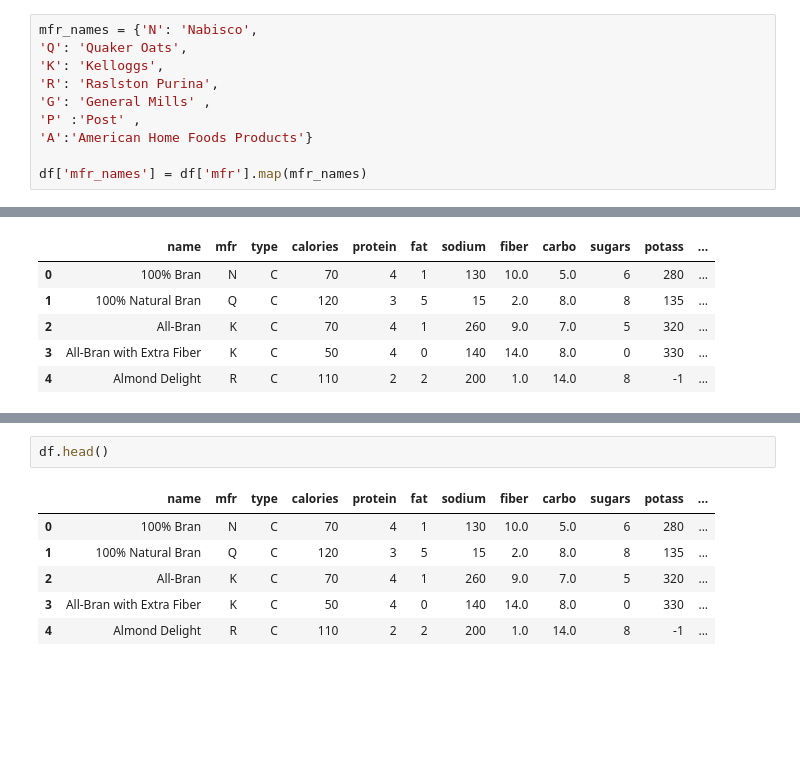
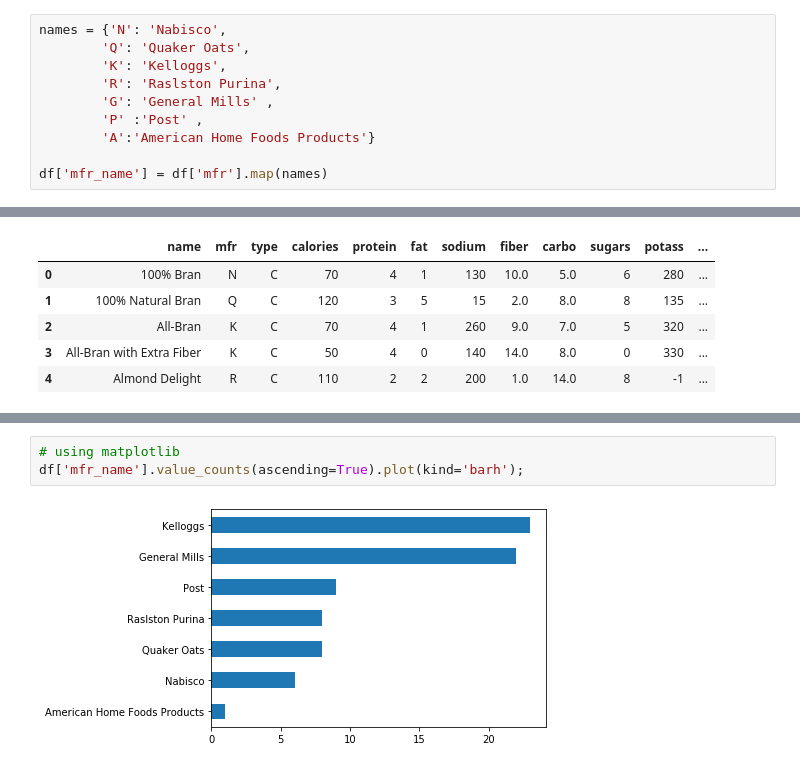
Before and after one commit to CodeInDna/Data-Science-Exercises, a Jupyter notebook: Practice_Exercises/Cereals.ipynb, the cells around one changed output, grey strips where cells are left out. Saved outputs shown, nothing was run; the diff lists cells and outputs as text; blank space fills up the shorter version.

```diff
--- a/Practice_Exercises/Cereals.ipynb
+++ b/Practice_Exercises/Cereals.ipynb
@@ -34,13 +36,13 @@ ax2.set_ylabel('frequency');
 # %%
-mfr_names = {'N': 'Nabisco',
-'Q': 'Quaker Oats',
-'K': 'Kelloggs',
-'R': 'Raslston Purina',
-'G': 'General Mills' ,
-'P' :'Post' ,
-'A':'American Home Foods Products'}
+names = {'N': 'Nabisco',
+        'Q': 'Quaker Oats',
+        'K': 'Kelloggs',
+        'R': 'Raslston Purina',
+        'G': 'General Mills' ,
+        'P' :'Post' ,
+        'A':'American Home Foods Products'}
 
-df['mfr_names'] = df['mfr'].map(mfr_names)
+df['mfr_name'] = df['mfr'].map(names)
 # %%
 df.head()
 # %% [output]
@@ -59,9 +55,5 @@ plt.xlabel('Number of cereals manufactured');
-# %%
-df.head()
-# %% [output]
-|  | name | mfr | type | calories | protein | fat | sodium | fiber | carbo | sugars | potass | ... |
-| 0 | 100% Bran | N | C | 70 | 4 | 1 | 130 | 10.0 | 5.0 | 6 | 280 | ... |
-| 1 | 100% Natural Bran | Q | C | 120 | 3 | 5 | 15 | 2.0 | 8.0 | 8 | 135 | ... |
-| 2 | All-Bran | K | C | 70 | 4 | 1 | 260 | 9.0 | 7.0 | 5 | 320 | ... |
-| 3 | All-Bran with Extra Fiber | K | C | 50 | 4 | 0 | 140 | 14.0 | 8.0 | 0 | 330 | ... |
-| 4 | Almond Delight | R | C | 110 | 2 | 2 | 200 | 1.0 | 14.0 | 8 | -1 | ... |
+# %%
+# using matplotlib
+df['mfr_name'].value_counts(ascending=True).plot(kind='barh');
+# %% [output]
+[figure, added]
```
Also changed, not shown: parts of 10 cells of this notebook.
